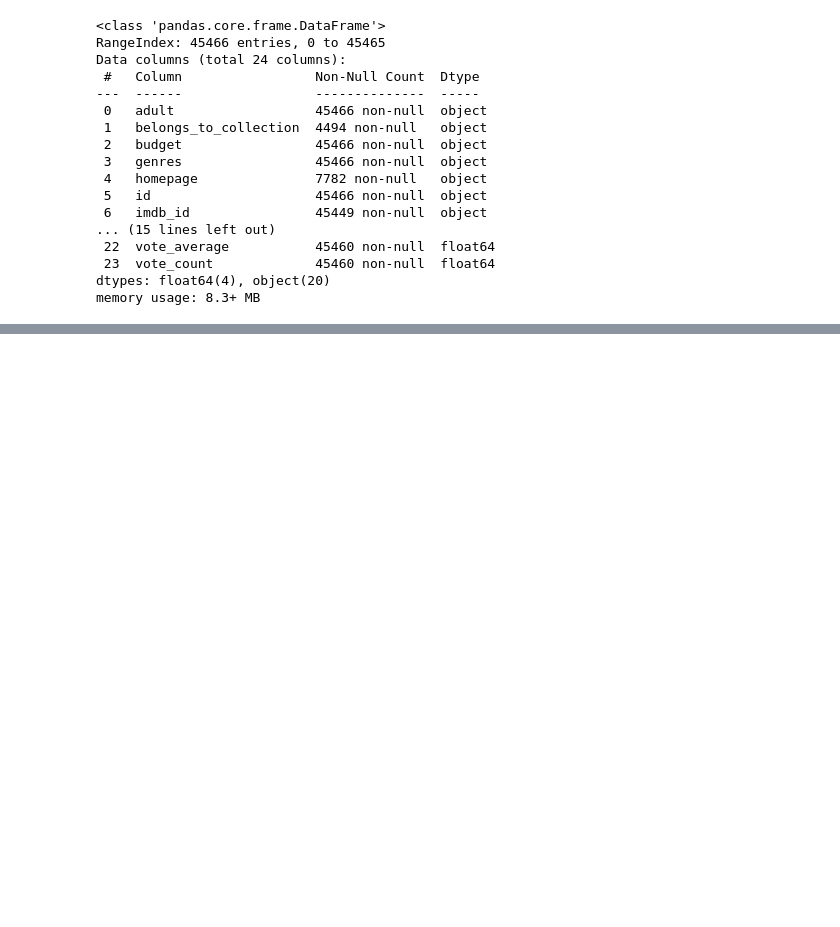
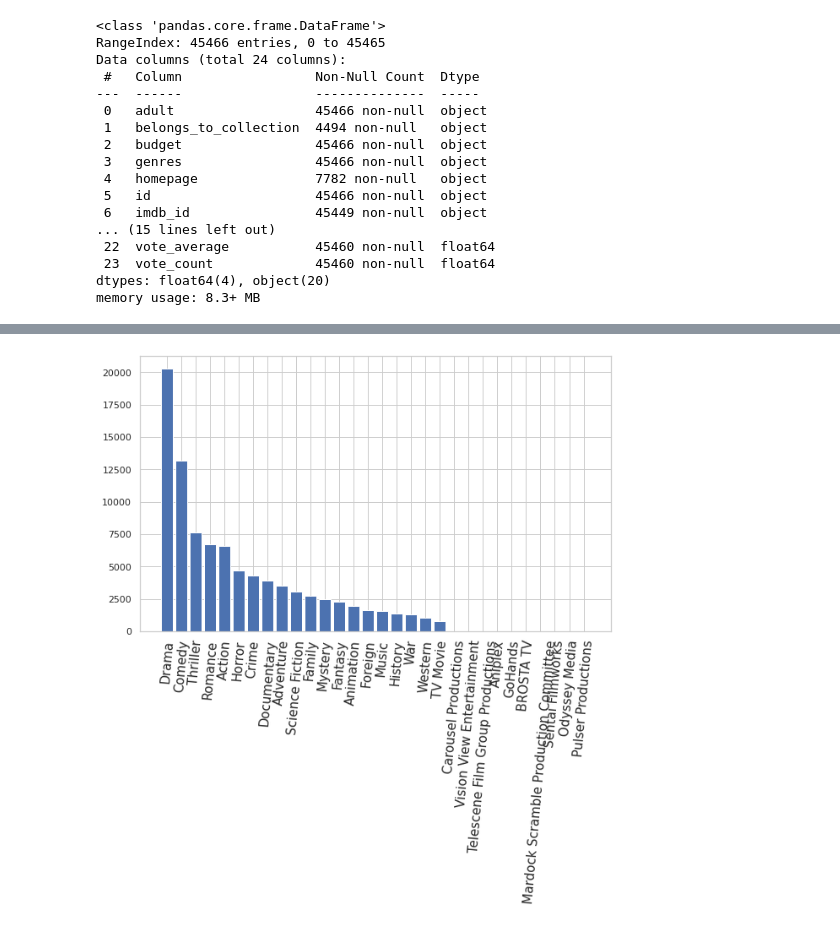
Before and after one commit to vinay-kaushik/CS-418-DataScience, a Jupyter notebook: cs_418_DataScience_project.ipynb, the cells around one changed output, grey strips where cells are left out. Saved outputs shown, nothing was run; the diff lists cells and outputs as text; code cells hidden in the pictures; blank space fills up the shorter version.

```diff
--- a/cs_418_DataScience_project.ipynb
+++ b/cs_418_DataScience_project.ipynb
@@ -235,0 +146,21 @@ netflix_title.head(10)
+# %%
+def group_indices(series,index="id"):
+    d={}
+    for i in range(series.size):
+        l=eval(series.iloc[i])
+        for x in l:
+            d.setdefault(x[index],[])
+            d[x[index]].append(i)
+    return d
+
+def multi_count(series,index="id"):
+    return {k:len(v) for (k,v) in group_indices(series,index).items()}
+
+def expand_multi_feature(df,column,index="id"):
+    groups=group_indices(df[column],index=index)
+    result=pd.DataFrame()
+    for name,indices in groups.items():
+        rows=df.iloc[indices].copy()
+        rows[column]=name
+        result=result.append(rows)
+    return result
@@ -235,0 +188,17 @@ netflix_title.head(10)
+# %%
+# numbers of movies of different genres and keywords
+def multi_bar(series,filename):
+    sns.set(style="whitegrid")
+    count=multi_count(series,"name")
+    count=sorted(count.items(),key=lambda x:x[1],reverse=True)
+    count=dict(count[:30])
+    f, ax = plt.subplots(figsize=(10, 6))
+    plt.xticks(rotation=85, fontsize=15)
+    plt.bar(count.keys(),count.values(),align="center")
+#     plt.pie(count.values(),labels=count.keys())
+    #if saving:plt.savefig(filename,bbox_inches="tight",dpi=100)
+    plt.show()
+
+multi_bar(movies_metadata.genres,filename="bar_genres.png")
+# %% [output]
+[figure, added]
```
Also changed, not shown: parts of 93 cells of this notebook.
